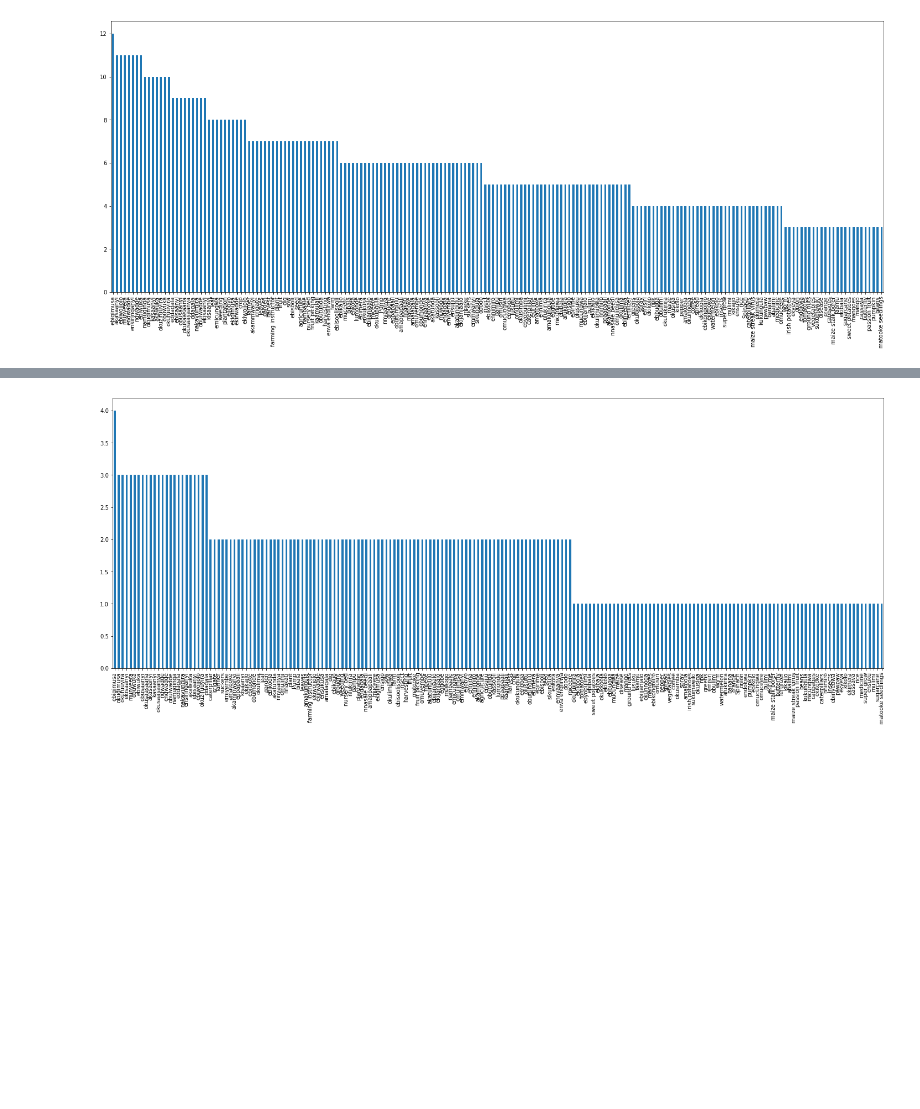
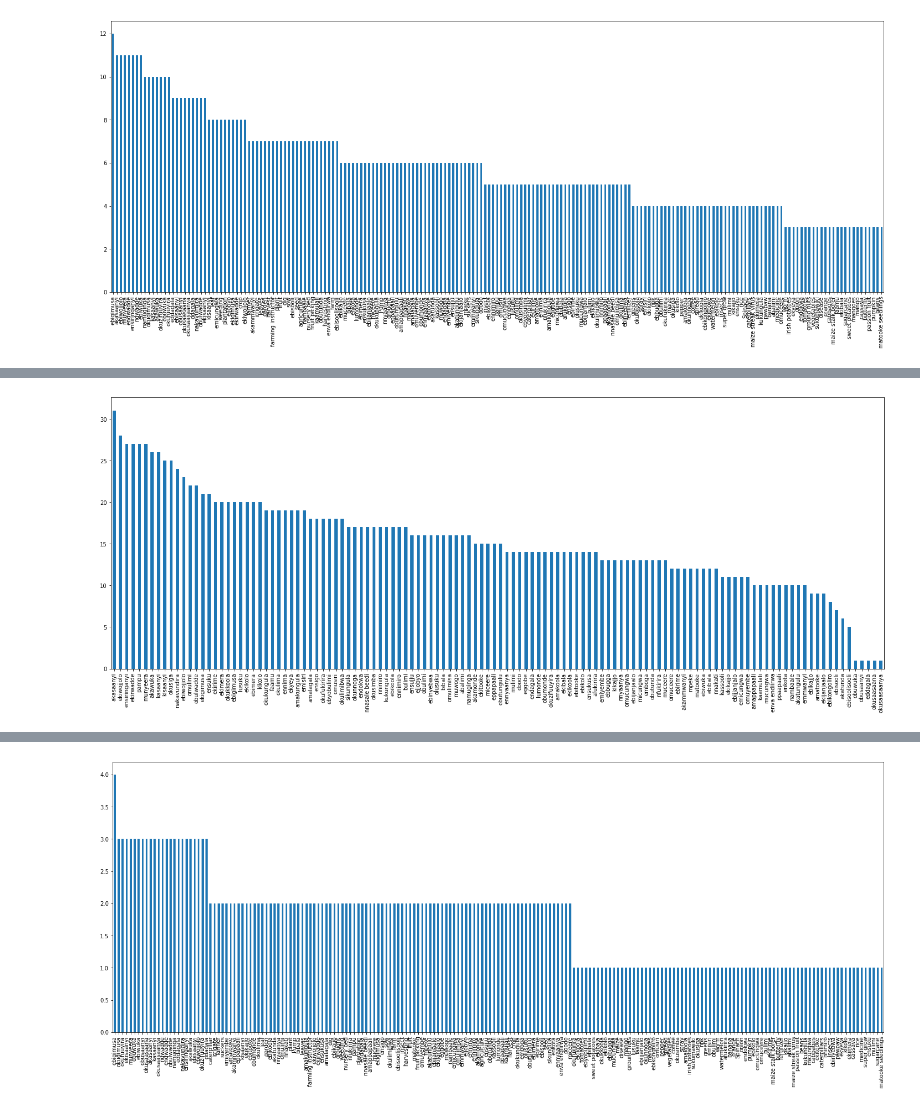
Before and after one commit to astromid/zindi-keyword-spotter, a Jupyter notebook: notebooks/EDA.ipynb, the cells around one changed output, grey strips where cells are left out. Drawn from its saved outputs; the diff is of its cells as text; code cells hidden in the pictures; blank space fills up the shorter version.

```diff
--- a/notebooks/EDA.ipynb
+++ b/notebooks/EDA.ipynb
@@ -47,3 +72,8 @@ np.unique(lengths), np.unique(sample_rates)
+# %%
+fig, ax = plt.subplots(figsize=(25, 9))
+pd.Series(third_labels).value_counts().plot(kind='bar', ax=ax);
+# %% [output]
+[figure, added]
 # %%
 pd.Series(lengths).value_counts()
 # %% [output]
```
Also changed, not shown: parts of 24 cells of this notebook, 8 other files.
